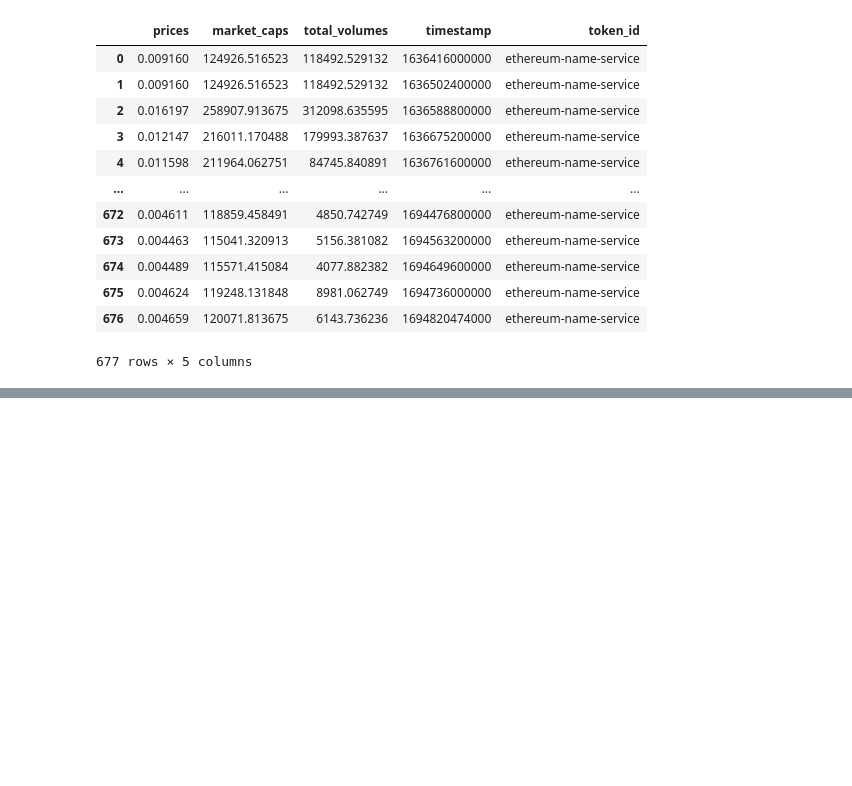
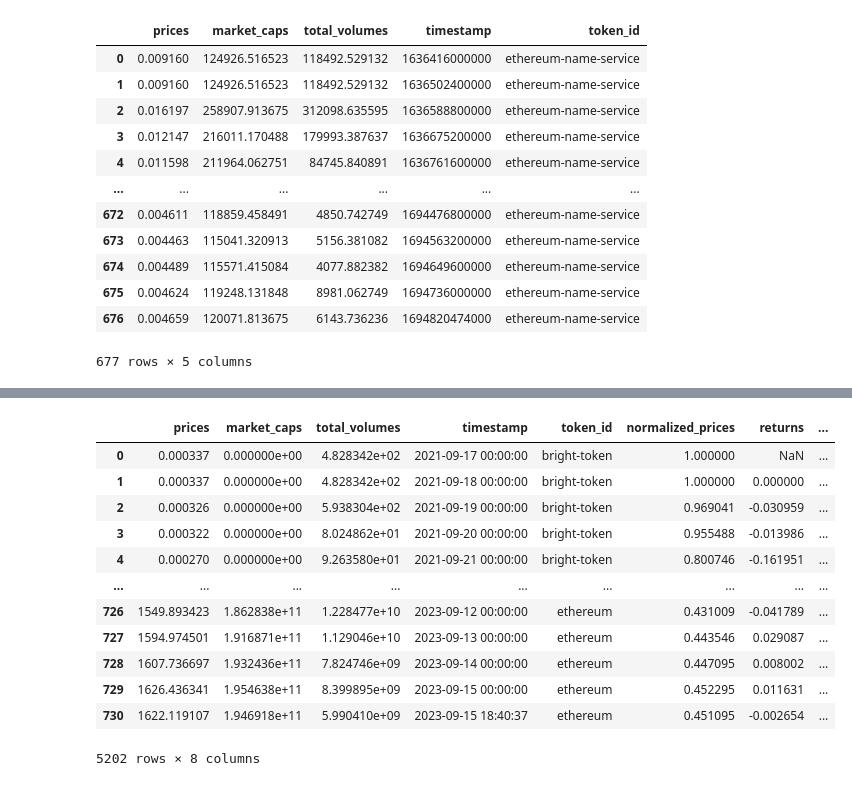
Before and after one commit to bonding-curves/public-goods-token-comparison, a Jupyter notebook: $TEC1pager.ipynb, the cells around one changed output, grey strips where cells are left out. Cells and saved outputs as stored; diff of their text form; code cells hidden in the pictures; blank space fills up the shorter version.

```diff
--- a/$TEC1pager.ipynb
+++ b/$TEC1pager.ipynb
@@ -190,0 +206,4 @@ prices_df
+# %%
+prices_df['normalized_prices'] = prices_df['prices'] / prices_df.groupby('token_id')['prices'].transform('first')
+# %%
+prices_df.hvplot.step(x='timestamp', y='normalized_prices', by='token_id')
@@ -190,0 +214,8 @@ prices_df
+# %%
+import holoviews as hv
+
+prices_df_adjusted = prices_df.copy(deep=True)
+
+prices_df_adjusted[prices_df_adjusted['token_id']=='giveth'] = prices_df_adjusted[prices_df_adjusted['token_id']=='giveth'].iloc[20:]
+
+prices_df_adjusted['normalized_prices'] = prices_df_adjusted['prices'] / prices_df_adjusted.groupby('token_id')['prices'].transform('first')
@@ -190,0 +226,18 @@ prices_df
+# %%
+prices_df_adjusted['returns'] = prices_df_adjusted['prices'].ffill().pct_change()
+# %%
+prices_df_adjusted
+# %% [output]
+|  | prices | market_caps | total_volumes | timestamp | token_id | normalized_prices | returns | ... |
+| 0 | 0.000337 | 0.000000e+00 | 4.828342e+02 | 2021-09-17 00:00:00 | bright-token | 1.000000 | NaN | ... |
+| 1 | 0.000337 | 0.000000e+00 | 4.828342e+02 | 2021-09-18 00:00:00 | bright-token | 1.000000 | 0.000000 | ... |
+| 2 | 0.000326 | 0.000000e+00 | 5.938304e+02 | 2021-09-19 00:00:00 | bright-token | 0.969041 | -0.030959 | ... |
+| 3 | 0.000322 | 0.000000e+00 | 8.024862e+01 | 2021-09-20 00:00:00 | bright-token | 0.955488 | -0.013986 | ... |
+| 4 | 0.000270 | 0.000000e+00 | 9.263580e+01 | 2021-09-21 00:00:00 | bright-token | 0.800746 | -0.161951 | ... |
+| ... | ... | ... | ... | ... | ... | ... | ... | ... |
+| 726 | 1549.893423 | 1.862838e+11 | 1.228477e+10 | 2023-09-12 00:00:00 | ethereum | 0.431009 | -0.041789 | ... |
+| 727 | 1594.974501 | 1.916871e+11 | 1.129046e+10 | 2023-09-13 00:00:00 | ethereum | 0.443546 | 0.029087 | ... |
+| 728 | 1607.736697 | 1.932436e+11 | 7.824746e+09 | 2023-09-14 00:00:00 | ethereum | 0.447095 | 0.008002 | ... |
+| 729 | 1626.436341 | 1.954638e+11 | 8.399895e+09 | 2023-09-15 00:00:00 | ethereum | 0.452295 | 0.011631 | ... |
+| 730 | 1622.119107 | 1.946918e+11 | 5.990410e+09 | 2023-09-15 18:40:37 | ethereum | 0.451095 | -0.002654 | ... |
+5202 rows × 8 columns
```
Also changed, not shown: parts of 19 cells of this notebook.
